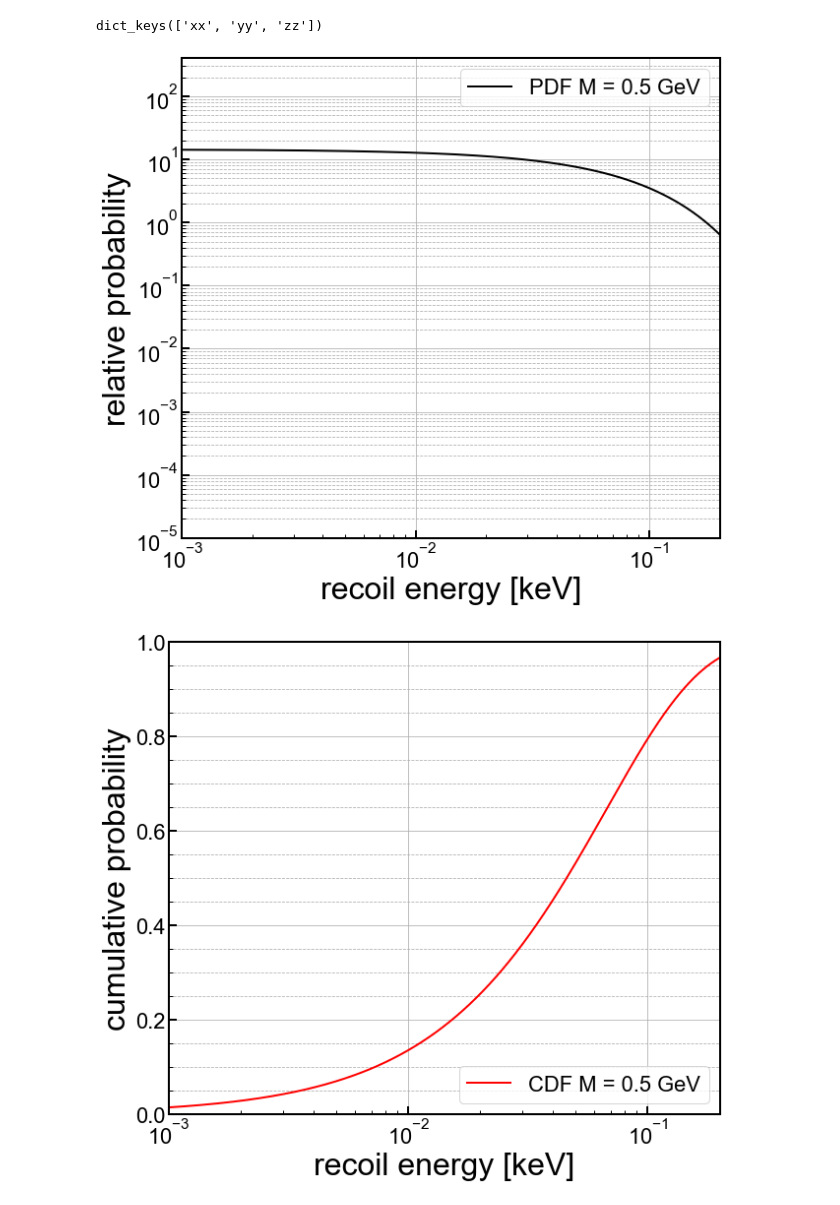
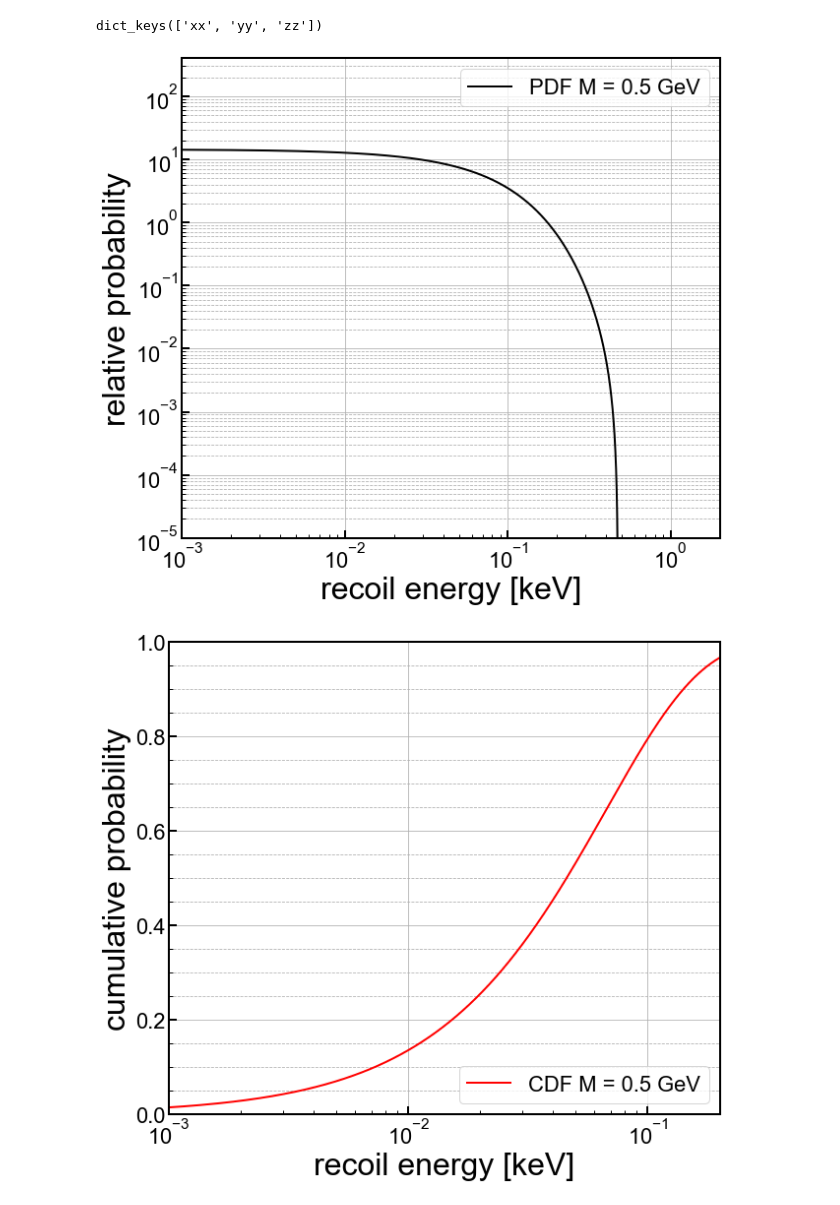
Before and after one commit to villaa/nrFano_Constraint, a Jupyter notebook: HVeV_WIMP_spectrum.ipynb, the cells around one changed output. Drawn from its saved outputs; the diff is of its cells as text; code cells hidden in the pictures.

```diff
--- a/HVeV_WIMP_spectrum.ipynb
+++ b/HVeV_WIMP_spectrum.ipynb
@@ -32,35 +32,35 @@ plt.style.use('standard')
 fig,axes = plt.subplots(1,1,figsize=(9.0,8.0),sharex=True)
 ax1 = axes
 
 xmin = 0.001
-xmax = 0.2
+xmax = 2
 X = np.arange(xmin,xmax,0.01)
 
 ax1.plot(ekev,pdf,'k-',label='PDF M = 0.5 GeV')
 
 
 ymin=1e-5
 ymax=400
 
 
 ax1.set_yscale('log')
 ax1.set_xscale('log')
 ax1.set_xlim(xmin, xmax)
 ax1.set_ylim(ymin,ymax)
 ax1.set_xlabel('recoil energy [keV]',**axis_font)
 ax1.set_ylabel('relative probability',**axis_font)
 ax1.grid(True)
 ax1.yaxis.grid(True,which='minor',linestyle='--')
 ax1.legend(loc=1,prop={'size':22})
 
 for axis in ['top','bottom','left','right']:
   ax1.spines[axis].set_linewidth(2)
 
 plt.tight_layout()
 #plt.savefig('figures/figures.png')
 plt.show()
 # %% [output]
-[figure, old version]
+[figure, new version]
 # %%
 #set up a 1d plot
 fig,axes = plt.subplots(1,1,figsize=(9.0,8.0),sharex=True)
```
Also changed, not shown: parts of 3 cells of this notebook, 1 other file.
